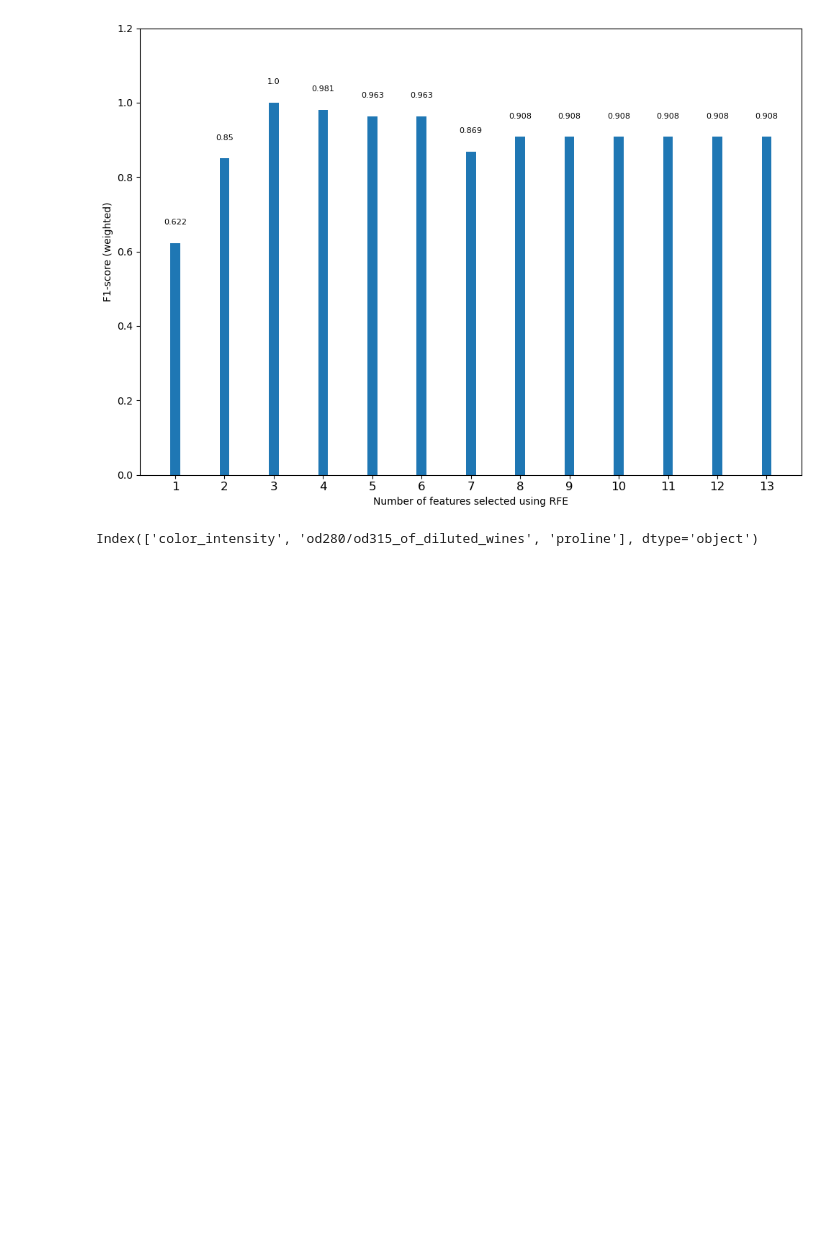
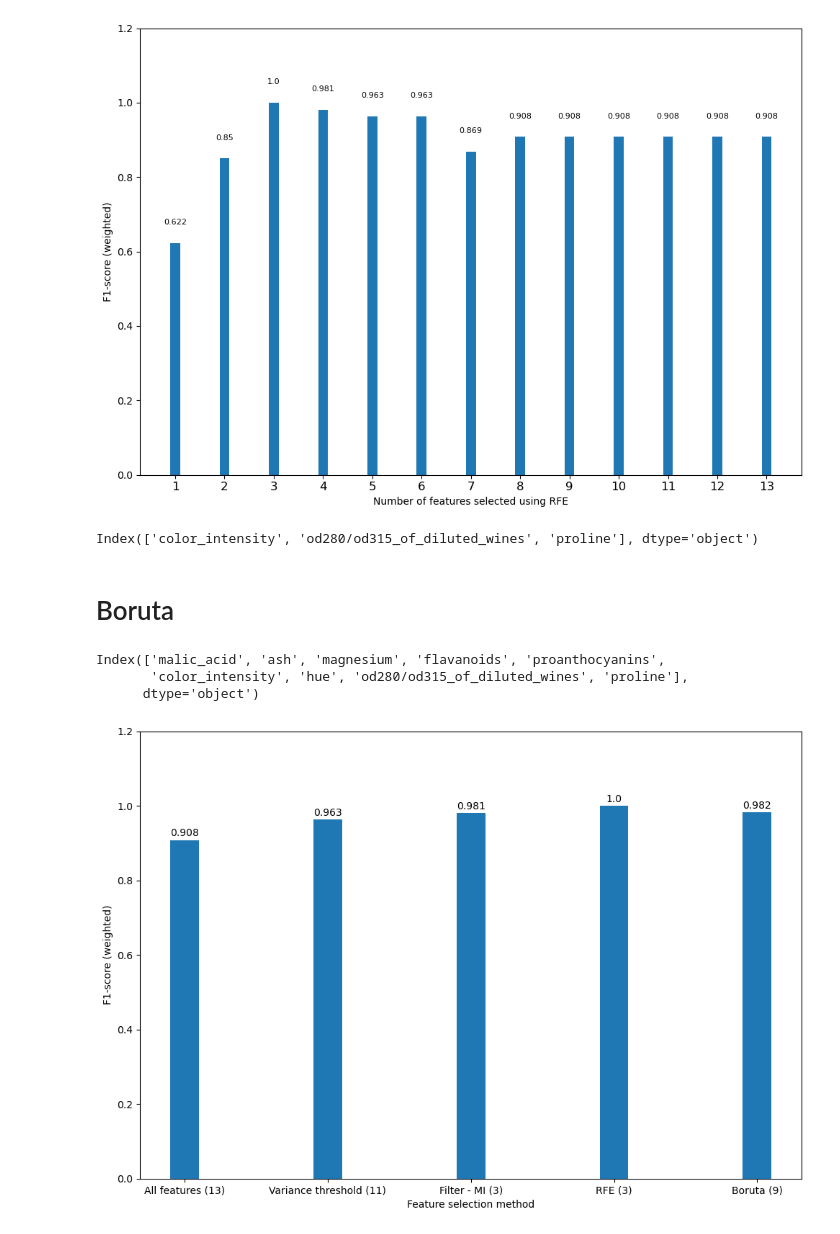
Before and after one commit to Malinda1/feature_selection, a Jupyter notebook: feature_selection.ipynb, the cells around one changed output. Saved outputs shown, nothing was run; the diff lists cells and outputs as text; code cells hidden in the pictures; blank space fills up the shorter version.

Commit message:
Using Boruta for best feature selection

```diff
--- a/feature_selection.ipynb
+++ b/feature_selection.ipynb
@@ -300,3 +300,48 @@ selected_features = X_train_v3.columns[selected_feature_mask]
 selected_features
 # %% [output]
 Index(['color_intensity', 'od280/od315_of_diluted_wines', 'proline'], dtype='object')
+# %% [markdown]
+# Boruta
+# %%
+X_train_v4, X_test_v4, y_train_v4, y_test_v4 = X_train.copy(), X_test.copy(), y_train.copy(), y_test.copy()
+# %%
+from boruta import BorutaPy
+
+boruta_selector = BorutaPy(gbc, random_state = 42)
+
+boruta_selector.fit(X_train_v4.values, y_train_v4.values.ravel())
+
+sel_X_train_v4 = boruta_selector.transform(X_train_v4.values)
+sel_X_test_v4 = boruta_selector.transform(X_test_v4.values)
+
+gbc.fit(sel_X_train_v4, y_train_v4)
+
+boruta_preds = gbc.predict(sel_X_test_v4)
+
+boruta_f1_score = round(f1_score(y_test_v4, boruta_preds, average = 'weighted'), 3)
+# %%
+selected_feature_mask = boruta_selector.support_
+
+selected_features = X_train_v4.columns[selected_feature_mask]
+selected_features
+# %% [output]
+Index(['malic_acid', 'ash', 'magnesium', 'flavanoids', 'proanthocyanins',
+       'color_intensity', 'hue', 'od280/od315_of_diluted_wines', 'proline'],
+      dtype='object')
+# %%
+fig, ax = plt.subplots()
+
+x = ['All features (13)', 'Variance threshold (11)', 'Filter - MI (3)', 'RFE (3)', 'Boruta (9)']
+y = [f1_score_all, f1_score_var, 0.981, 1.0, boruta_f1_score]
+
+ax.bar(x, y, width = 0.2)
+ax.set_xlabel('Feature selection method')
+ax.set_ylabel('F1-score (weighted)')
+ax.set_ylim(0, 1.2)
+
+for i, v in enumerate(y):
+    plt.text(x = i, y = v+0.01, s = str(v), ha = 'center')
+
+plt.tight_layout()
+# %% [output]
+[figure, added]
```
